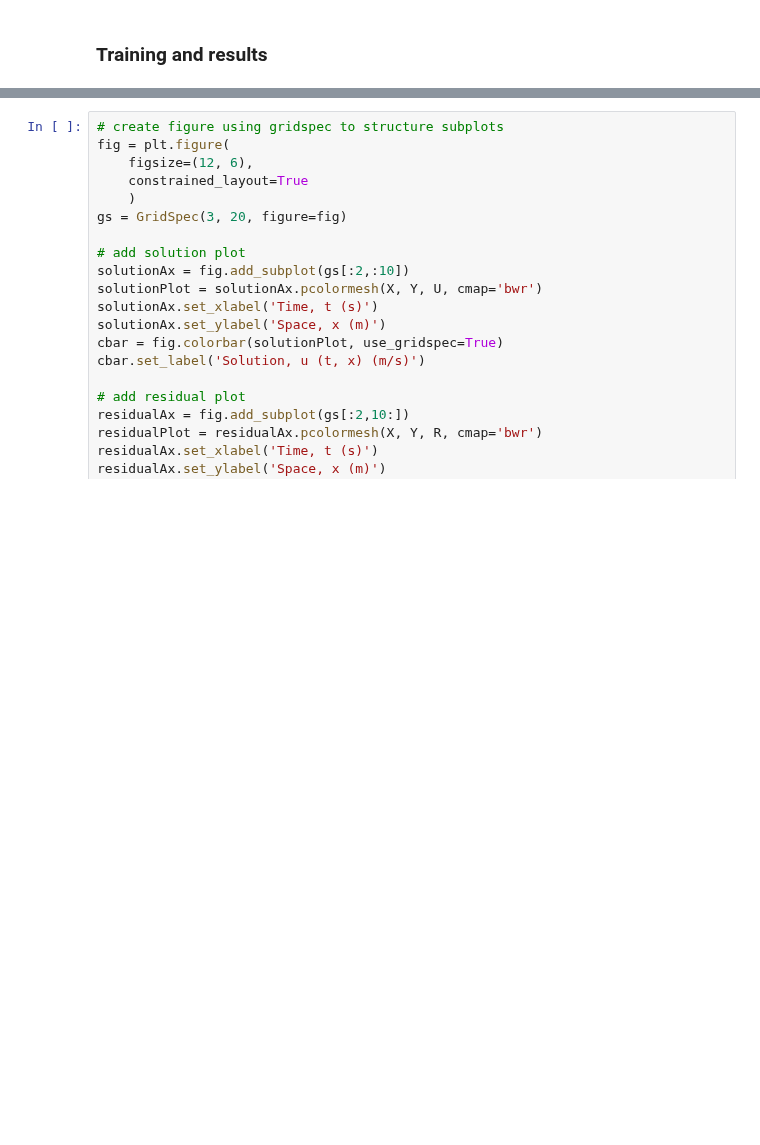
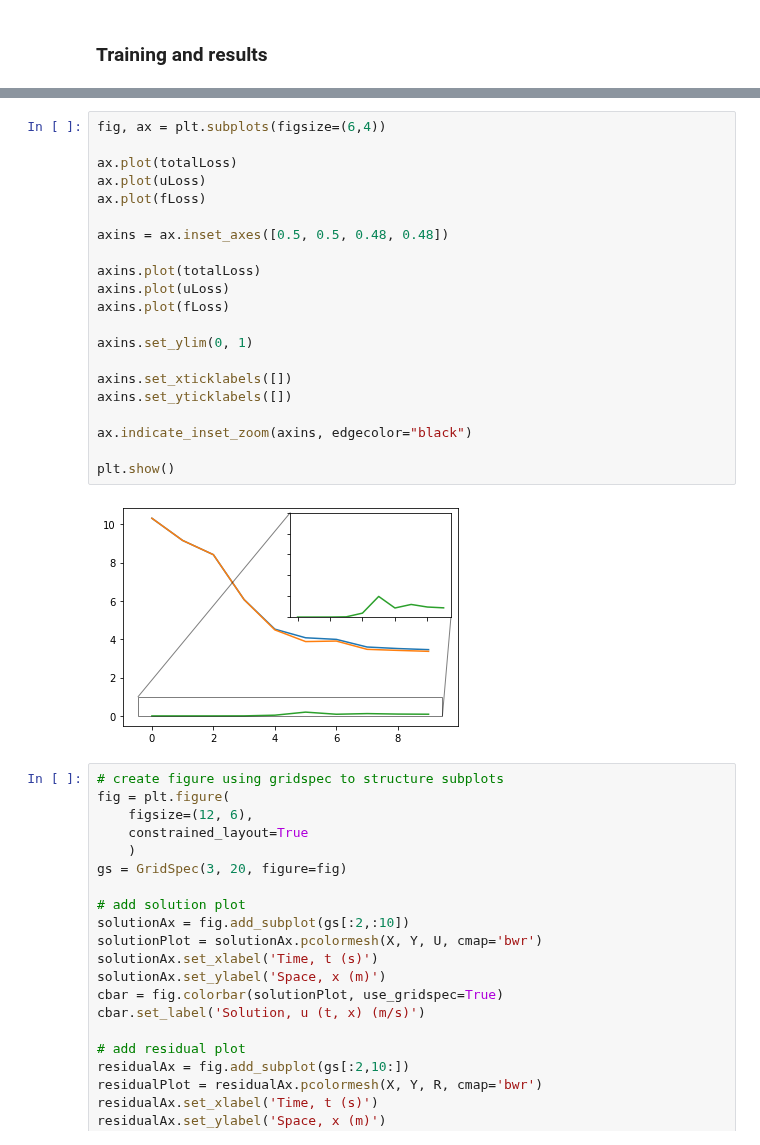
Before and after one commit to StephenTGibson/COMP527-colabNotebooks, a Jupyter notebook: COMP702-MScProject/Reproduction_of_a_foundational_PINN_method_to_generate_solution_to_1D_Burgers'_equation.ipynb, the cells around one changed output, grey strips where cells are left out. Cells and saved outputs as stored; diff of their text form; blank space fills up the shorter version.

```diff
--- a/COMP702-MScProject/Reproduction_of_a_foundational_PINN_method_to_generate_solution_to_1D_Burgers'_equation.ipynb
+++ b/COMP702-MScProject/Reproduction_of_a_foundational_PINN_method_to_generate_solution_to_1D_Burgers'_equation.ipynb
@@ -273,3 +290,26 @@ Parameters: 2601
+# %%
+fig, ax = plt.subplots(figsize=(6,4))
+
+ax.plot(totalLoss)
+ax.plot(uLoss)
+ax.plot(fLoss)
+
+axins = ax.inset_axes([0.5, 0.5, 0.48, 0.48])
+
+axins.plot(totalLoss)
+axins.plot(uLoss)
+axins.plot(fLoss)
+
+axins.set_ylim(0, 1)
+
+axins.set_xticklabels([])
+axins.set_yticklabels([])
+
+ax.indicate_inset_zoom(axins, edgecolor="black")
+
+plt.show()
+# %% [output]
+[figure, added]
 # %%
 # create figure using gridspec to structure subplots
 fig = plt.figure(
```
Also changed, not shown: parts of 1 cell of this notebook.
